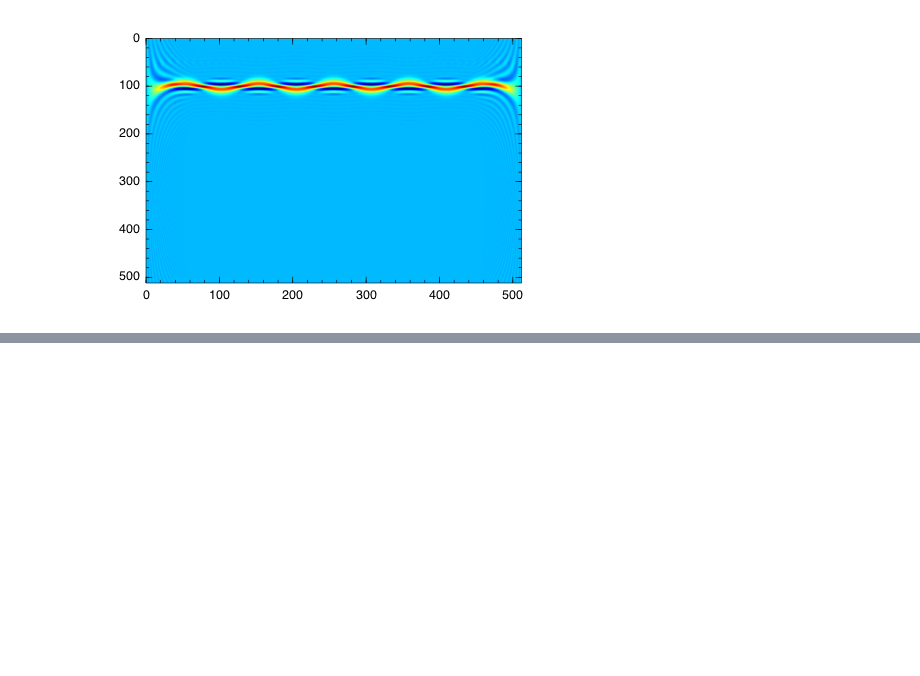
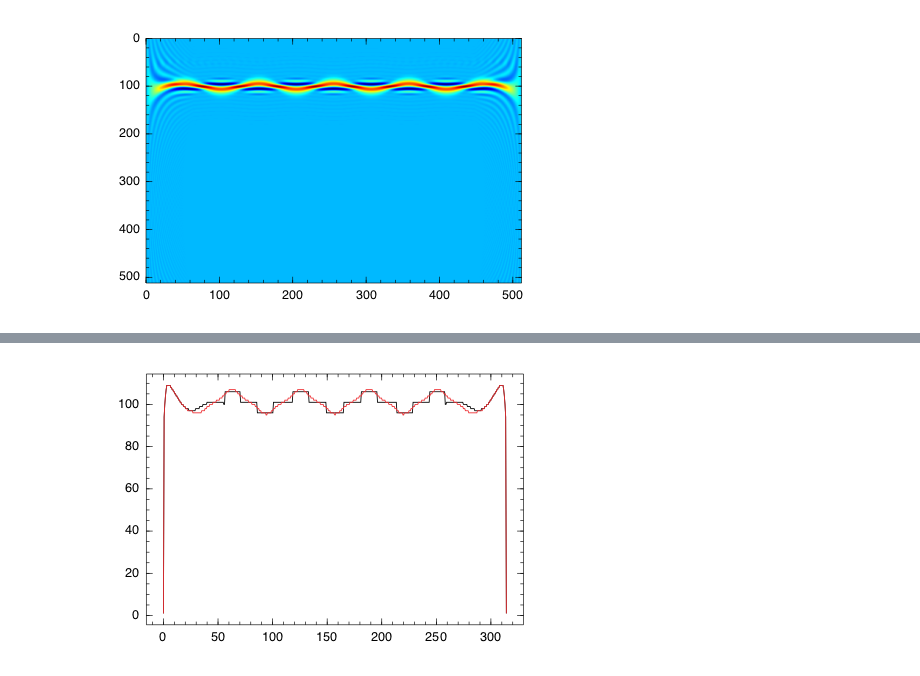
Before and after one commit to HajimeKawahara/juwvid, a Jupyter notebook: sample.ipynb, the cells around one changed output, grey strips where cells are left out. Saved outputs shown, nothing was run; the diff lists cells and outputs as text; code cells hidden in the pictures; blank space fills up the shorter version.

Commit message:
add extif

```diff
--- a/sample.ipynb
+++ b/sample.ipynb
@@ -62,0 +87,8 @@ imagesc(tfrp)
+# %%
+indf=extif.maxif(tfr);
+# %%
+indfp=extif.maxif(tfrp);
+# %%
+display(plot(x,indf,x,indfp))
+# %% [output]
+[figure, added]
```
Also changed, not shown: parts of 7 cells of this notebook, 3 other files.
